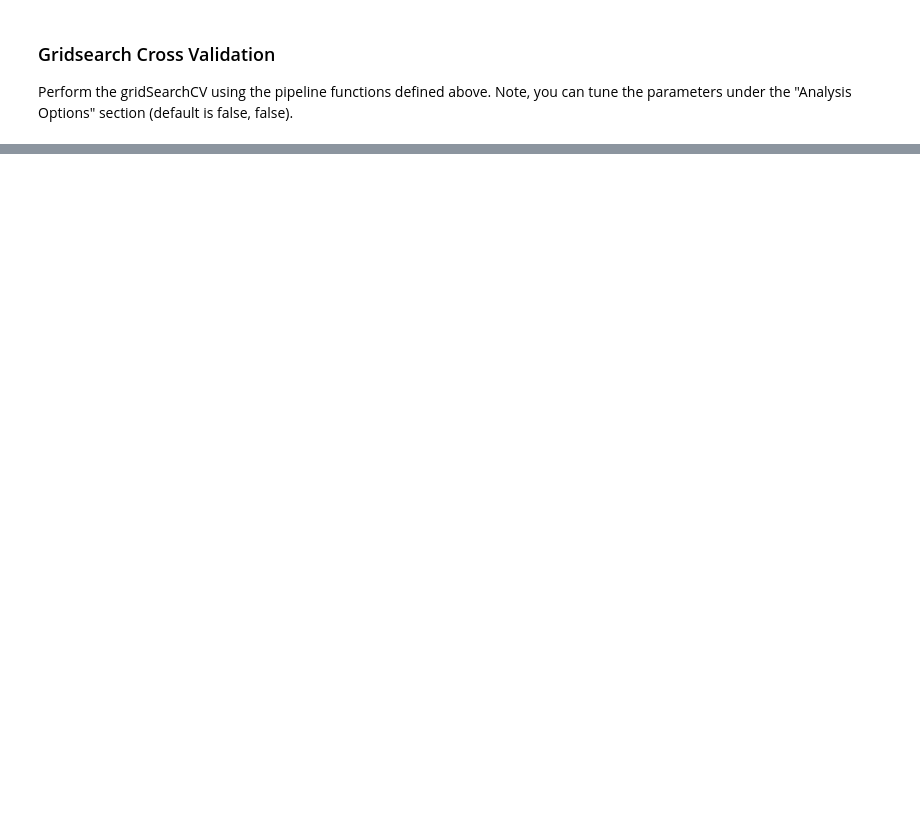
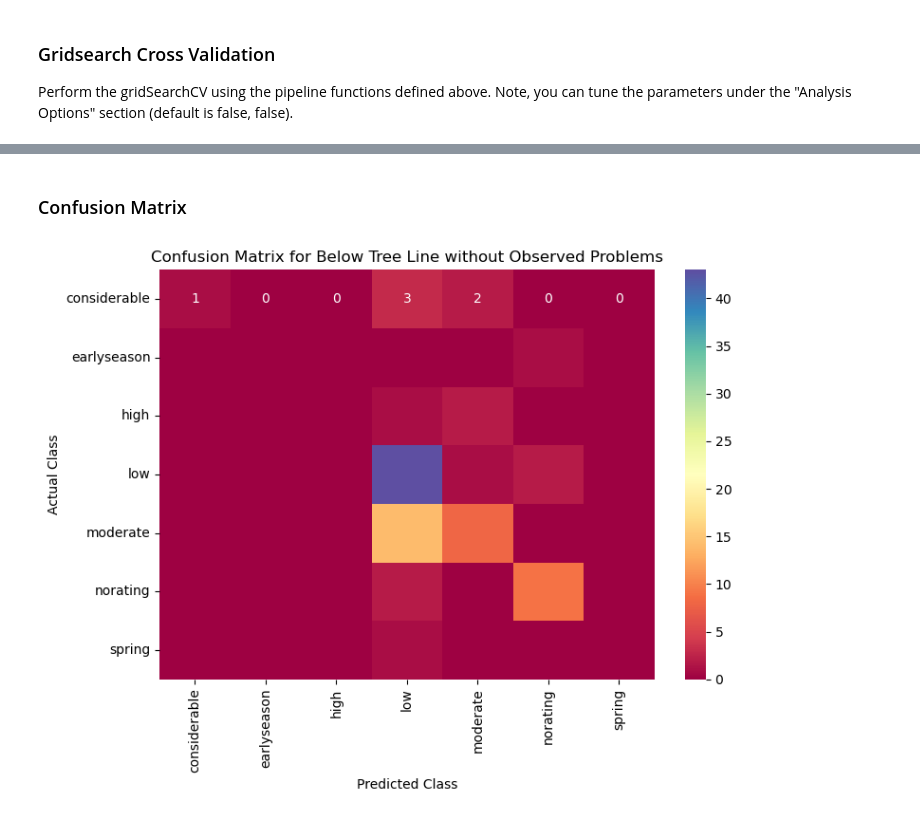
Before and after one commit to tobineberle/ensf-611-project, a Jupyter notebook: Project Files/ensf611_project.ipynb, the cells around one changed output, grey strips where cells are left out. Drawn from its saved outputs; the diff is of its cells as text; code cells hidden in the pictures; blank space fills up the shorter version.

```diff
--- a/Project Files/ensf611_project.ipynb
+++ b/Project Files/ensf611_project.ipynb
@@ -360,0 +493,15 @@ for title, y in y_dict.items():
+# %%
+# Instantiate best models
+btl_exclude_problem_model = RandomForestClassifier(max_depth=15, n_estimators=800, random_state=0)
+tln_exclude_problem_model = RandomForestClassifier(max_depth=15, n_estimators=400, random_state=0)
+alp_exclude_problem_model = RandomForestClassifier(max_depth=13, n_estimators=400, random_state=0)
+btl_include_problem_model = RandomForestClassifier(max_depth=15, n_estimators=800, random_state=0)
+tln_include_problem_model = RandomForestClassifier(max_depth=15, n_estimators=400, random_state=0)
+alp_include_problem_model = RandomForestClassifier(max_depth=13, n_estimators=400, random_state=0)
+# %%
+# Create feature matrices for including and excluding the observed problems. Encode necessary columns.
+X_exclude_problem = X.drop(['problem_1', 'problem_2', 'problem_3'], axis=1)
+X_exclude_problem = pd.get_dummies(X_exclude_problem, columns=['year', 'month', 'day'])
+
+X_include_problem = X
+X_include_problem = pd.get_dummies(X_include_problem, columns=['problem_1', 'problem_2', 'problem_3', 'year', 'month', 'day'])
@@ -360,0 +549,19 @@ for title, y in y_dict.items():
+# %% [markdown]
+### Confusion Matrix
+# %%
+from sklearn.metrics import confusion_matrix
+import matplotlib.pyplot as plt
+
+cm = confusion_matrix(y_true=y_test_btl_exclude_problem, y_pred=btl_exclude_problem_model.predict(X_test_btl_exclude_problem))
+
+class_labels = ['considerable', 'earlyseason', 'high', 'low', 'moderate', 'norating', 'spring']
+
+plt.figure(figsize=(8, 6))
+sns.heatmap(cm, annot=True, cmap='Spectral', xticklabels=class_labels, yticklabels=class_labels, cbar=True)
+plt.xlabel('Predicted Class')
+plt.ylabel('Actual Class')
+plt.title('Confusion Matrix for Below Tree Line without Observed Problems')
+plt.tight_layout()
+plt.show()
+# %% [output]
+[figure, added]
```
Also changed, not shown: parts of 15 cells of this notebook.
